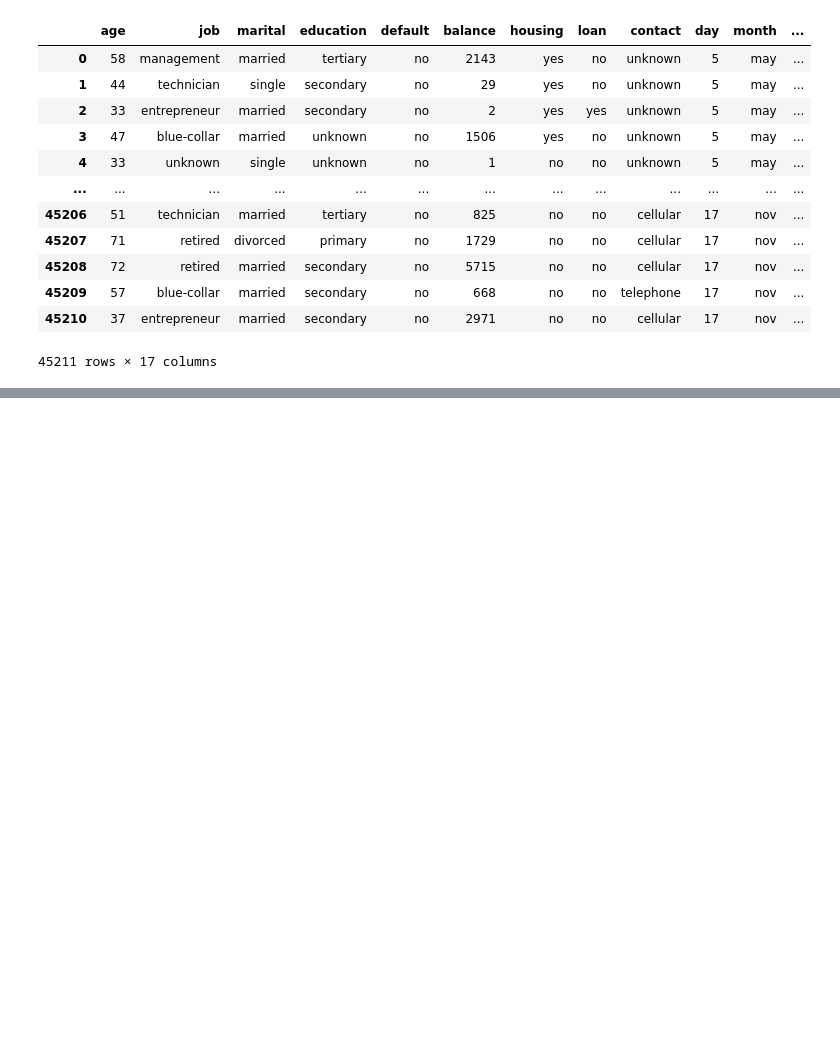
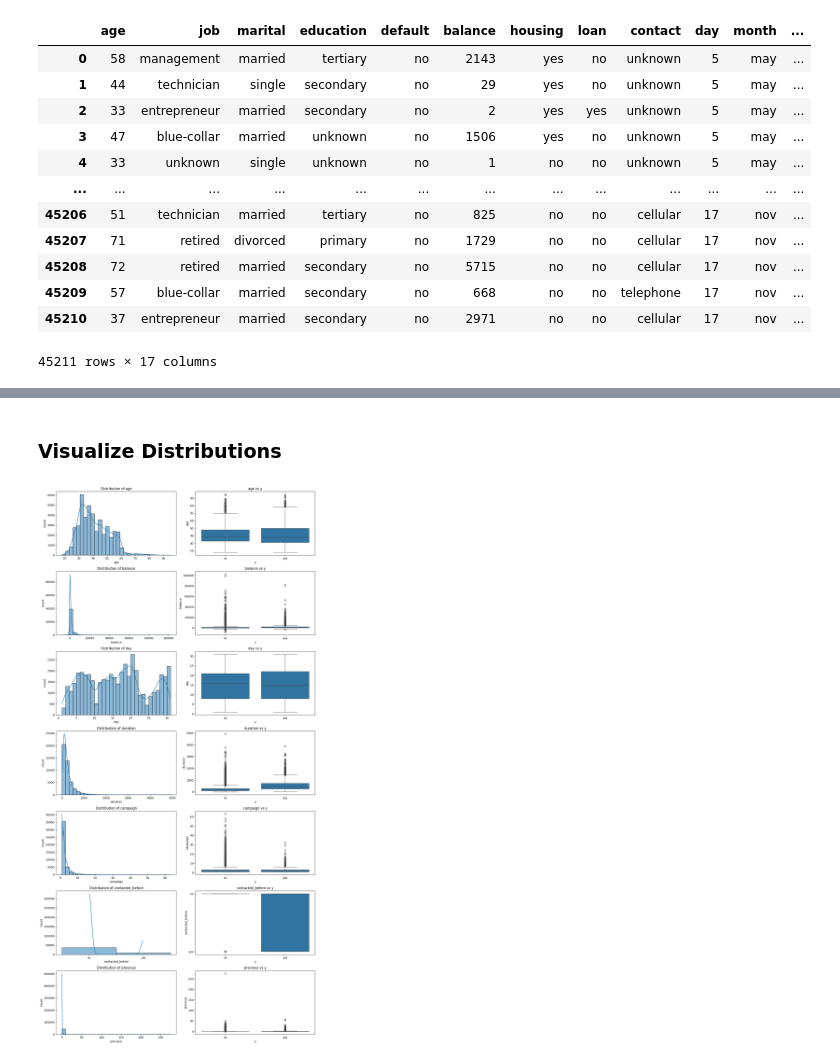
Before and after one commit to EvaW01/schulich_data_science_Xinyue-Wang, a Jupyter notebook: MBAN6120/MBAN6120_A1.ipynb, the cells around one changed output, grey strips where cells are left out. Saved outputs shown, nothing was run; the diff lists cells and outputs as text; code cells hidden in the pictures; blank space fills up the shorter version.

```diff
--- a/MBAN6120/MBAN6120_A1.ipynb
+++ b/MBAN6120/MBAN6120_A1.ipynb
@@ -20,0 +33,6 @@ df
+# %%
+# Using np.where to create new columns
+df['contacted_before'] = np.where(df['pdays'] == -1, 'no', 'yes')
+df = df.drop(columns=['pdays'])
+
+df
@@ -20,0 +124,25 @@ df
+# %% [markdown]
+### Visualize Distributions
+# %%
+import matplotlib.pyplot as plt
+import seaborn as sns
+
+# List of numerical features
+numerical_features = ['age', 'balance', 'day', 'duration', 'campaign', 'contacted_before','previous']
+
+# Create histograms and box plots
+fig, axes = plt.subplots(len(numerical_features), 2, figsize=(14, 28))
+
+for i, feature in enumerate(numerical_features):
+    # Histogram for the feature
+    sns.histplot(df[feature], bins=30, ax=axes[i, 0], kde=True)
+    axes[i, 0].set_title(f'Distribution of {feature}')
+
+    # Box plot to show relationship with target variable 'y'
+    sns.boxplot(x='y', y=feature, data=df, ax=axes[i, 1])
+    axes[i, 1].set_title(f'{feature} vs y')
+
+plt.tight_layout()
+plt.show()
+# %% [output]
+[figure, added]
```
Also changed, not shown: parts of 31 cells of this notebook.
